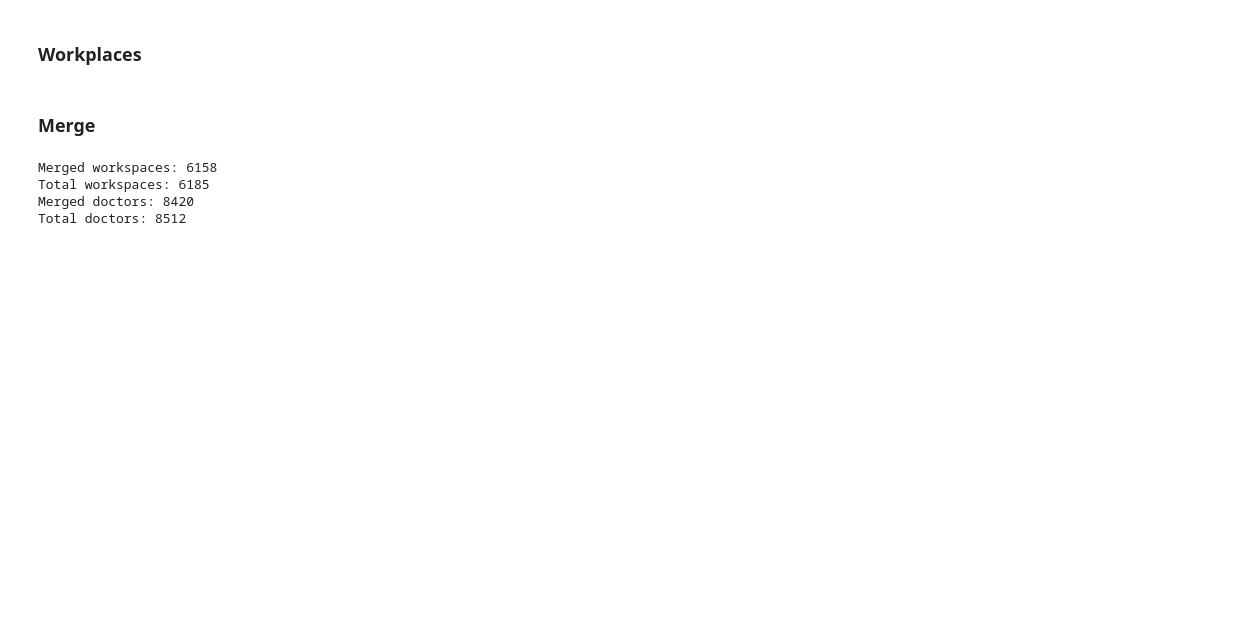
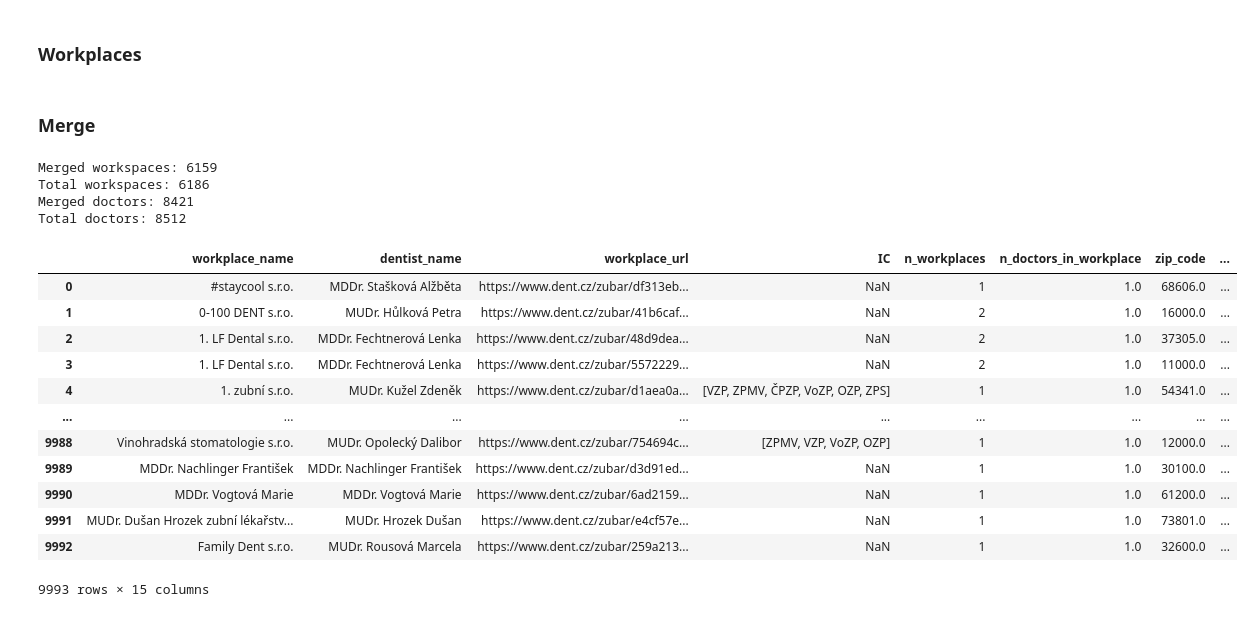
Before and after one commit to opendatalabcz/mapa-zdravi, a Jupyter notebook: src/scripts/csk_scraping.ipynb, the cells around one changed output. Drawn from its saved outputs; the diff is of its cells as text; code cells hidden in the pictures; blank space fills up the shorter version.

Commit message:
update columns

```diff
--- a/src/scripts/csk_scraping.ipynb
+++ b/src/scripts/csk_scraping.ipynb
@@ -426,10 +426,10 @@ dentists_df['workplace'] = dentists_df['workplace'].apply(lambda x: x if x else
 dentists_df = dentists_df.explode('workplace')
 # %%
 n_workplaces_df = pd.DataFrame(dentists_df.url.value_counts()).reset_index()
-n_workplaces_df.columns = ['url', 'n_workplaces']
+n_workplaces_df.columns = ['url', 'n_doctor_workplaces']
 
 dentists_df = pd.merge(dentists_df, n_workplaces_df, on='url')
-dentists_df.loc[dentists_df.workplace.isna(), 'n_workplaces'] = 0
+dentists_df.loc[dentists_df.workplace.isna(), 'n_doctor_workplaces'] = 0
 # %%
 # dentists_df[''] = dentists_df.workplace.apply(lambda x: x['name'])#[dentists_df.n_workplaces==9]
 dentists_wp_df = dentists_df['workplace'].apply(pd.Series).drop([0], axis=1)
@@ -506,6 +507,13 @@ with open(PATH_INTERMEDIATE + 'workplaces_all.json', "r") as f:
 workplaces_df = pd.json_normalize(workplaces)
 workplaces_df = workplaces_df.drop_duplicates('url', keep='last').reset_index(drop=True)
 workplaces_df.columns = ['workplace_name', 'workplace_address', 'dentist_name', 'workplace_url', 'IC']
+# %%
+workplaces_df = workplaces_df[workplaces_df.workplace_name != ''].reset_index(drop=True)
+workplaces_df.loc[len(workplaces_df)] = ['Family Dent s.r.o.', ['Chválenická 37, 326 00 Plzeň'], ['MUDr. Rousová Marcela'], 'https://www.dent.cz/zubar/259a2138-8b26-4fce-84b4-df8778cc8c1a', np.nan]
+# %%
+n_workplaces = workplaces_df.workplace_name.value_counts().reset_index()
+n_workplaces.columns = ['workplace_name', 'n_workplaces']
+workplaces_df = pd.merge(workplaces_df, n_workplaces)
 # %%
 # urls  = workplaces_df[(workplaces_df.name.isna()) |(workplaces_df.name =='Načítám zubního lékaře...')].url.unique()
 
@@ -562,12 +570,30 @@ workplaces_df['city'] = workplaces_df[~address_na].workplace_address.apply(get_c
 # %%
 dent_merge = pd.merge(workplaces_df, dentists_parsed, left_on=['dentist_name', 'workplace_name', 'zip_code','street', 'city'], right_on=['name', 'workplace_name', 'zip_code','street', 'city'])
 print(f'Merged workspaces: {dent_merge.workplace_url.nunique()}\nTotal workspaces: {workplaces_df[~workplaces_df.dentist_name.isna()].workplace_url.nunique()}')
 print(f'Merged doctors: {dent_merge.doctor_url.nunique()}\nTotal doctors: {dentists_parsed[~dentists_parsed.workplace_address.isna()].doctor_url.nunique()}')
 
+dent_merge = (dent_merge.drop(columns=['workplace_address_x'])
+                        .rename({'workplace_address_y' : 'workplace_address',
+                                 'name' : 'doctor_name'}, axis=1))
+
 # dent_merge.to_csv(PATH_INTERMEDIATE+'dentists_merged.csv')
 dent_merge.to_csv(PATH_FINAL+'dentists.csv')
+dent_merge
 # %% [output]
-Merged workspaces: 6158
-Total workspaces: 6185
-Merged doctors: 8420
+Merged workspaces: 6159
+Total workspaces: 6186
+Merged doctors: 8421
 Total doctors: 8512
+|  | workplace_name | dentist_name | workplace_url | IC | n_workplaces | n_doctors_in_workplace | zip_code | ... |
+| 0 | #staycool s.r.o. | MDDr. Stašková Alžběta | https://www.dent.cz/zubar/df313eb... | NaN | 1 | 1.0 | 68606.0 | ... |
+| 1 | 0-100 DENT s.r.o. | MUDr. Hůlková Petra | https://www.dent.cz/zubar/41b6caf... | NaN | 2 | 1.0 | 16000.0 | ... |
+| 2 | 1. LF Dental s.r.o. | MDDr. Fechtnerová Lenka | https://www.dent.cz/zubar/48d9dea... | NaN | 2 | 1.0 | 37305.0 | ... |
+| 3 | 1. LF Dental s.r.o. | MDDr. Fechtnerová Lenka | https://www.dent.cz/zubar/5572229... | NaN | 2 | 1.0 | 11000.0 | ... |
+| 4 | 1. zubní s.r.o. | MUDr. Kužel Zdeněk | https://www.dent.cz/zubar/d1aea0a... | [VZP, ZPMV, ČPZP, VoZP, OZP, ZPS] | 1 | 1.0 | 54341.0 | ... |
+| ... | ... | ... | ... | ... | ... | ... | ... | ... |
+| 9988 | Vinohradská stomatologie s.r.o. | MUDr. Opolecký Dalibor | https://www.dent.cz/zubar/754694c... | [ZPMV, VZP, VoZP, OZP] | 1 | 1.0 | 12000.0 | ... |
+| 9989 | MDDr. Nachlinger František | MDDr. Nachlinger František | https://www.dent.cz/zubar/d3d91ed... | NaN | 1 | 1.0 | 30100.0 | ... |
+| 9990 | MDDr. Vogtová Marie | MDDr. Vogtová Marie | https://www.dent.cz/zubar/6ad2159... | NaN | 1 | 1.0 | 61200.0 | ... |
+| 9991 | MUDr. Dušan Hrozek zubní lékařstv... | MUDr. Hrozek Dušan | https://www.dent.cz/zubar/e4cf57e... | NaN | 1 | 1.0 | 73801.0 | ... |
+| 9992 | Family Dent s.r.o. | MUDr. Rousová Marcela | https://www.dent.cz/zubar/259a213... | NaN | 1 | 1.0 | 32600.0 | ... |
+9993 rows × 15 columns
```
Also changed, not shown: parts of 2 cells of this notebook.
